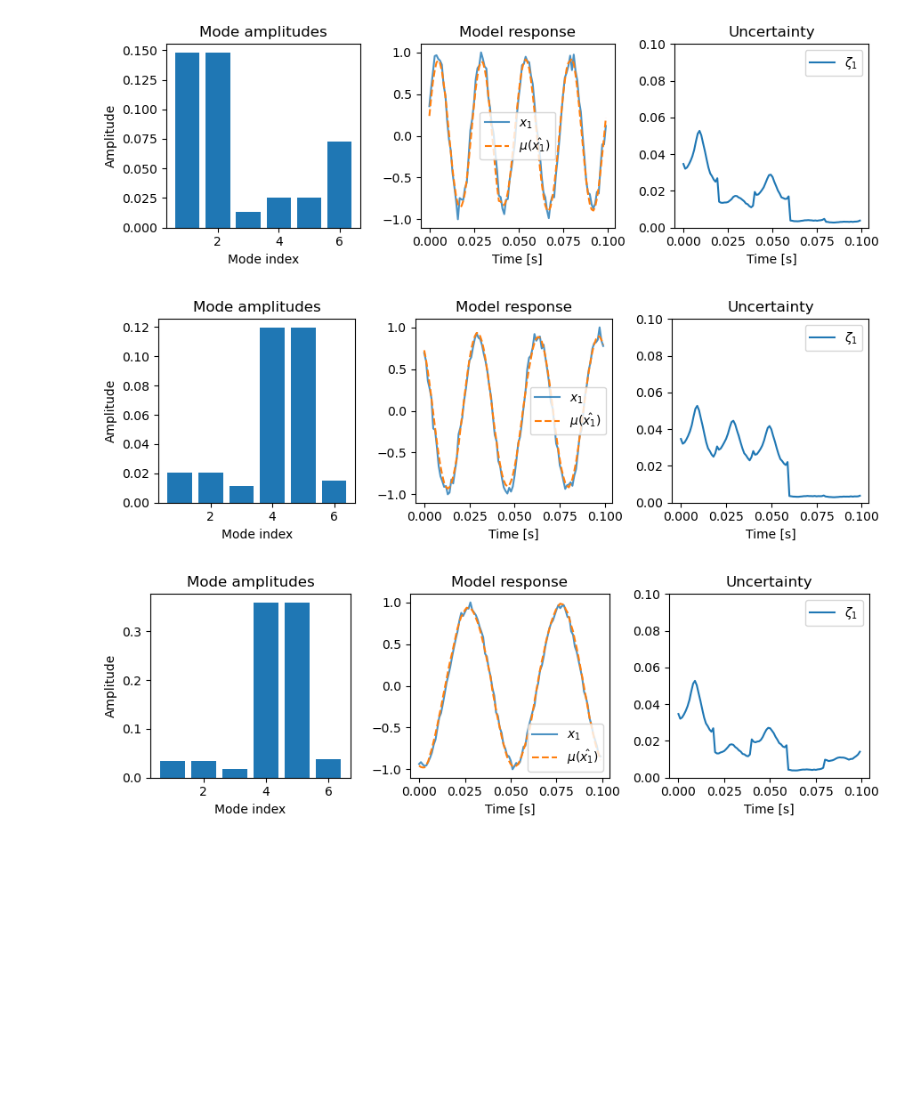
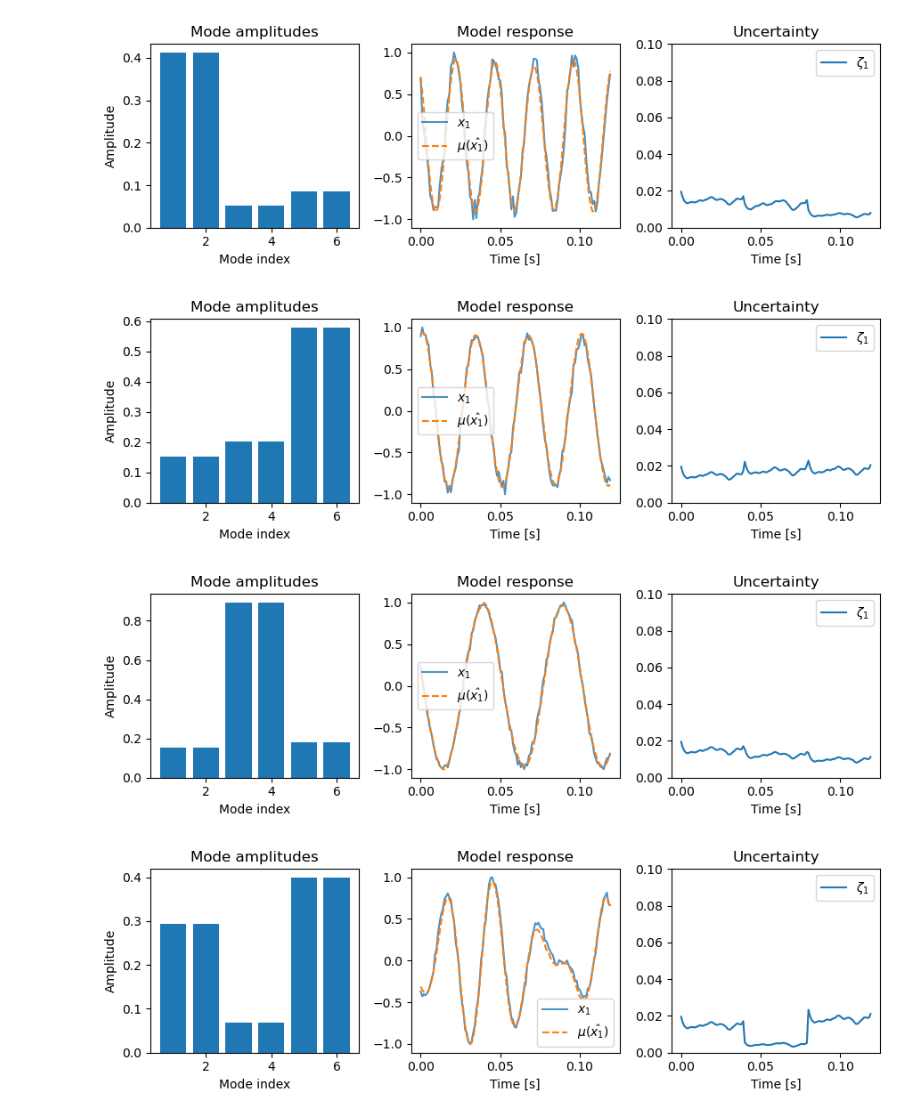
Before and after one commit to maalberg/kind, a Jupyter notebook: notebooks/baselines/03_baselines_tesla_kind_eval.ipynb, the cells around one changed output. Cells and saved outputs as stored; diff of their text form; code cells hidden in the pictures; blank space fills up the shorter version.

```diff
--- a/notebooks/baselines/03_baselines_tesla_kind_eval.ipynb
+++ b/notebooks/baselines/03_baselines_tesla_kind_eval.ipynb
@@ -52,14 +52,15 @@ tensor([ 0.3734+0.9504j,  0.3734-0.9504j,  0.3276+0.0000j, -0.8195+0.5903j,
 # %%
 # --!--------------------------------------------------------------------------!
 # --! analyze the contribution of stationary operator eigenvalues
 
 datadir            = '../../data/baselines/train_tesla_stat'
-timeseries_nsample = 100
+timeseries_nsample = 120
 
 with torch.no_grad():
-    for jtimeseries in range(3):
+    for jtimeseries in range(6):
         utils_plot.plot_modes(model, datadir, timeseries_nsample, jtimeseries)
 # %% [output]
-[figure, old version]
+[figure, new version]
-[figure, old version]
+[figure, new version]
-[figure, old version]
+[figure, new version]
+[figure, added]
```
Also changed, not shown: parts of 5 cells of this notebook, 3 other files.
